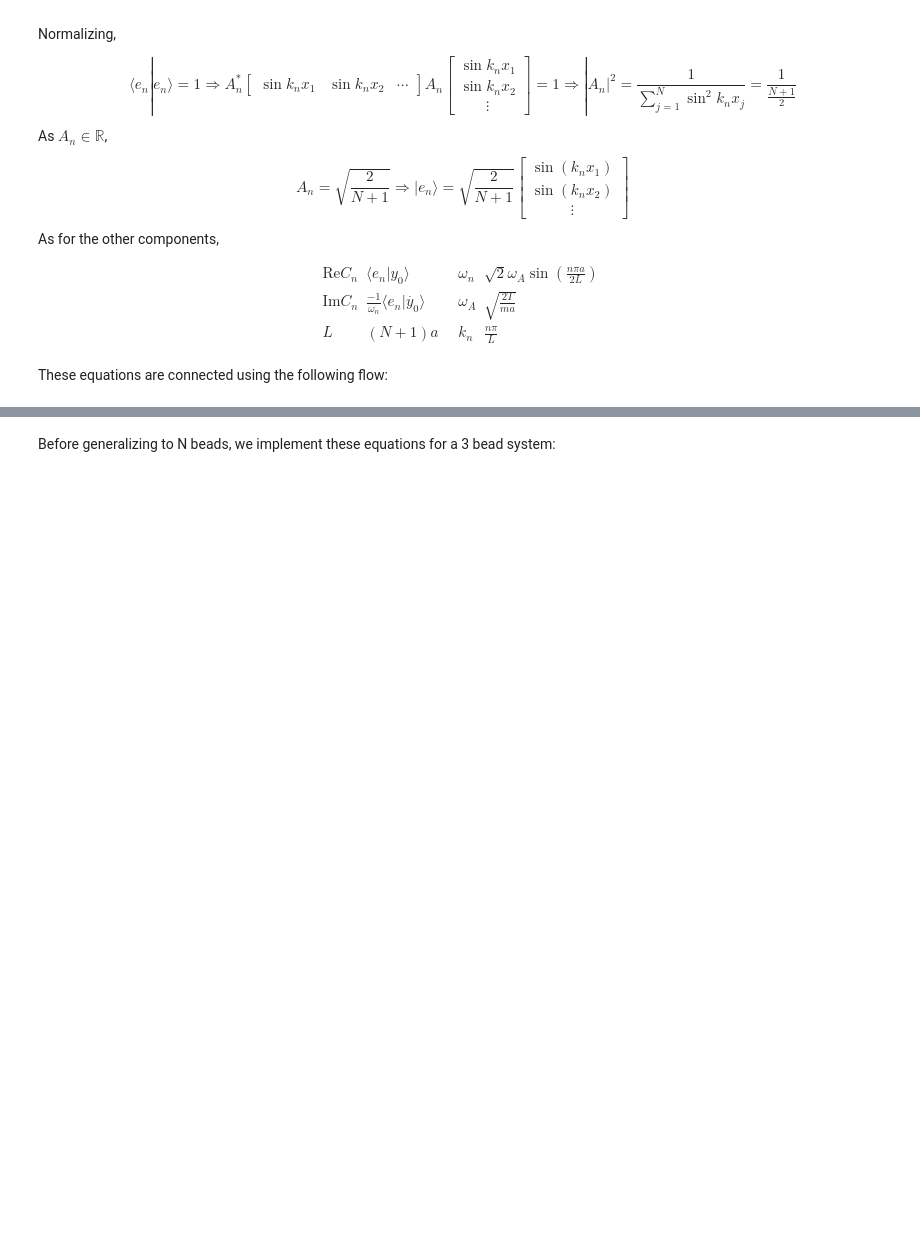
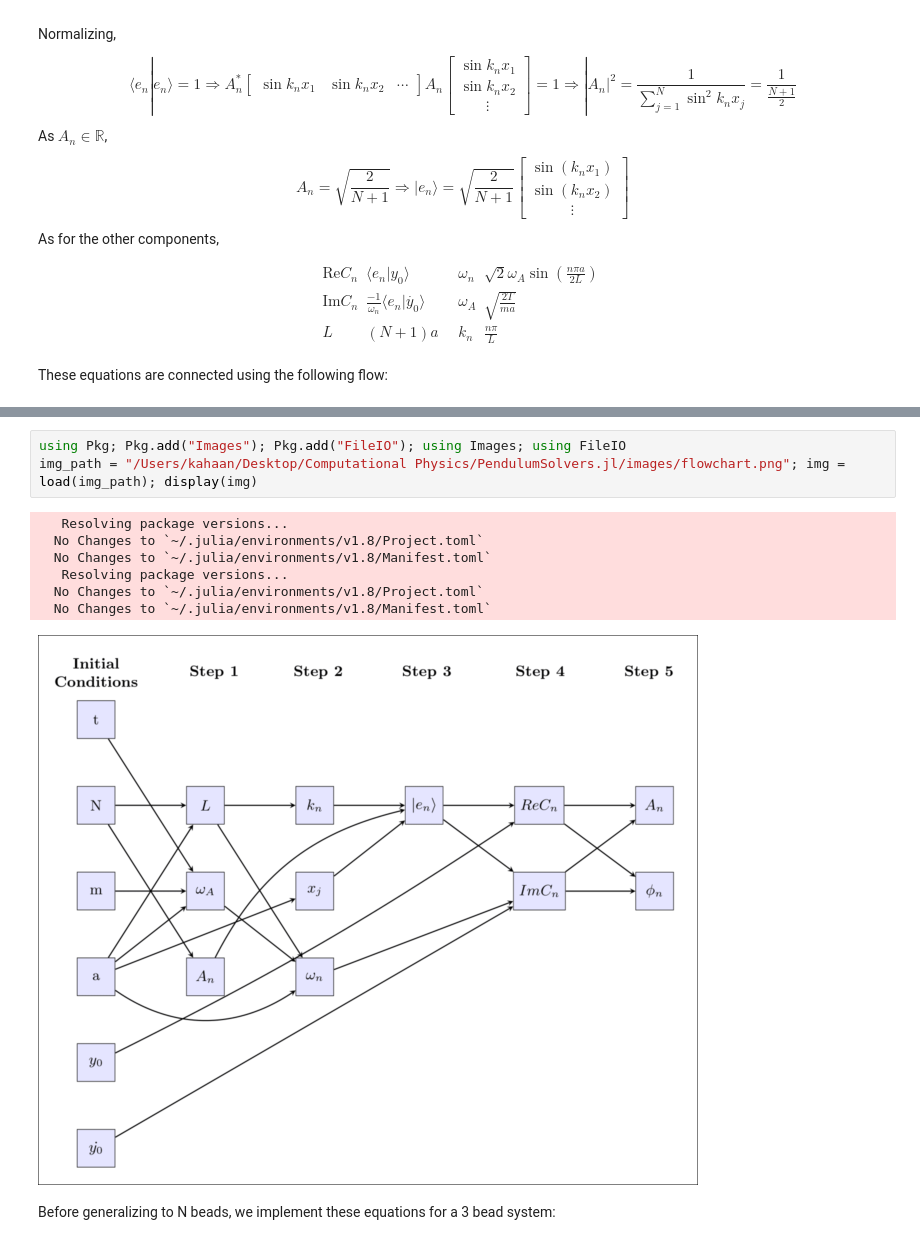
Before and after one commit to KahaanGandhi/Oscillators.jl, a Jupyter notebook: mass-systems/3-BeadedString.ipynb, the cells around one changed output, grey strips where cells are left out. Saved outputs shown, nothing was run; the diff lists cells and outputs as text; blank space fills up the shorter version.

Commit message:
reading image w/ julia

```diff
--- a/mass-systems/3-BeadedString.ipynb
+++ b/mass-systems/3-BeadedString.ipynb
@@ -57,3 +53,14 @@ These equations are connected using the following flow:
+# %%
+using Pkg; Pkg.add("Images"); Pkg.add("FileIO"); using Images; using FileIO
+img_path = "/Users/kahaan/Desktop/Computational Physics/PendulumSolvers.jl/images/flowchart.png"; img = load(img_path); display(img)
+# %% [output]
+   Resolving package versions...
+  No Changes to `~/.julia/environments/v1.8/Project.toml`
+  No Changes to `~/.julia/environments/v1.8/Manifest.toml`
+   Resolving package versions...
+  No Changes to `~/.julia/environments/v1.8/Project.toml`
+  No Changes to `~/.julia/environments/v1.8/Manifest.toml`
+[figure, added]
 # %% [markdown]
 Before generalizing to N beads, we implement these equations for a 3 bead system:
 # %%
```
Also changed, not shown: parts of 1 cell of this notebook.
